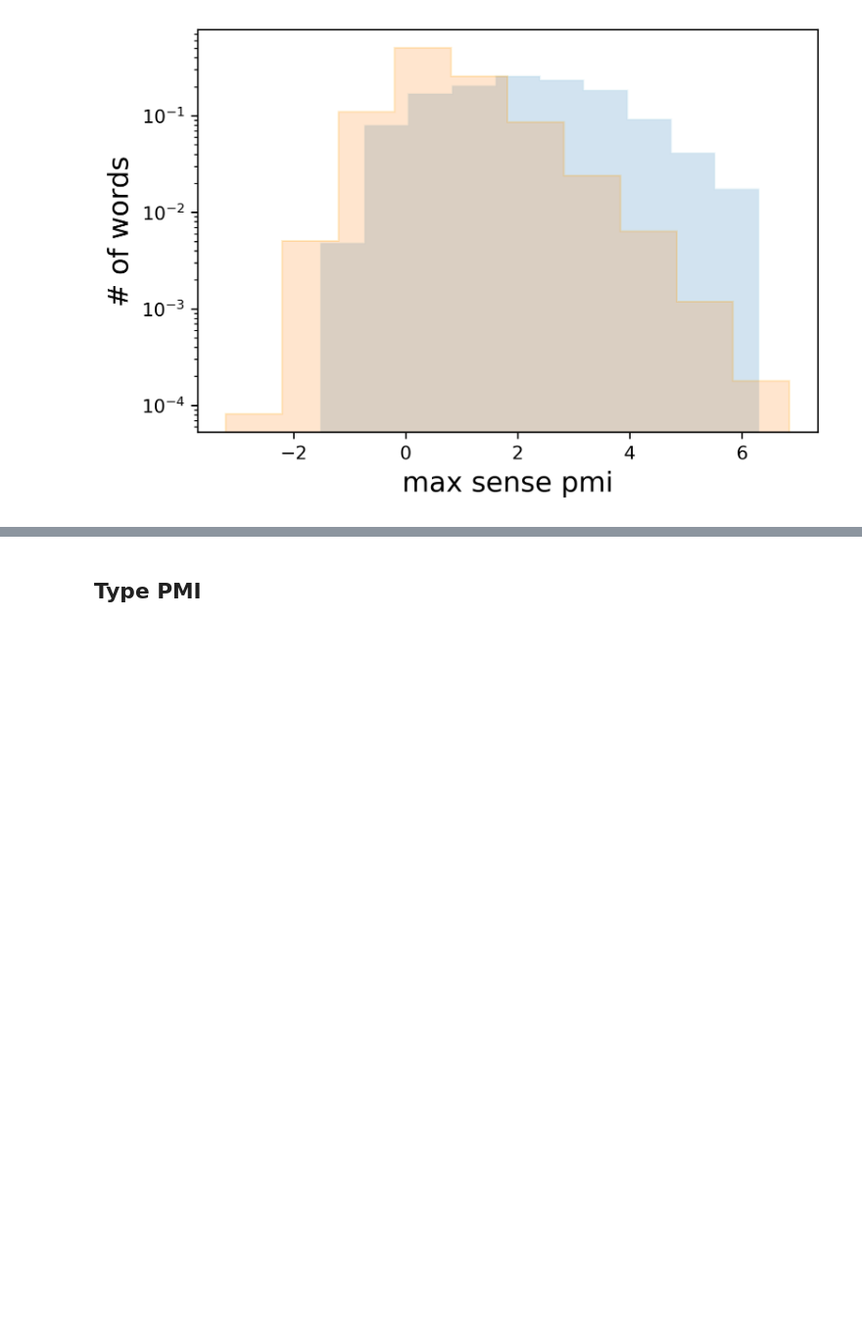
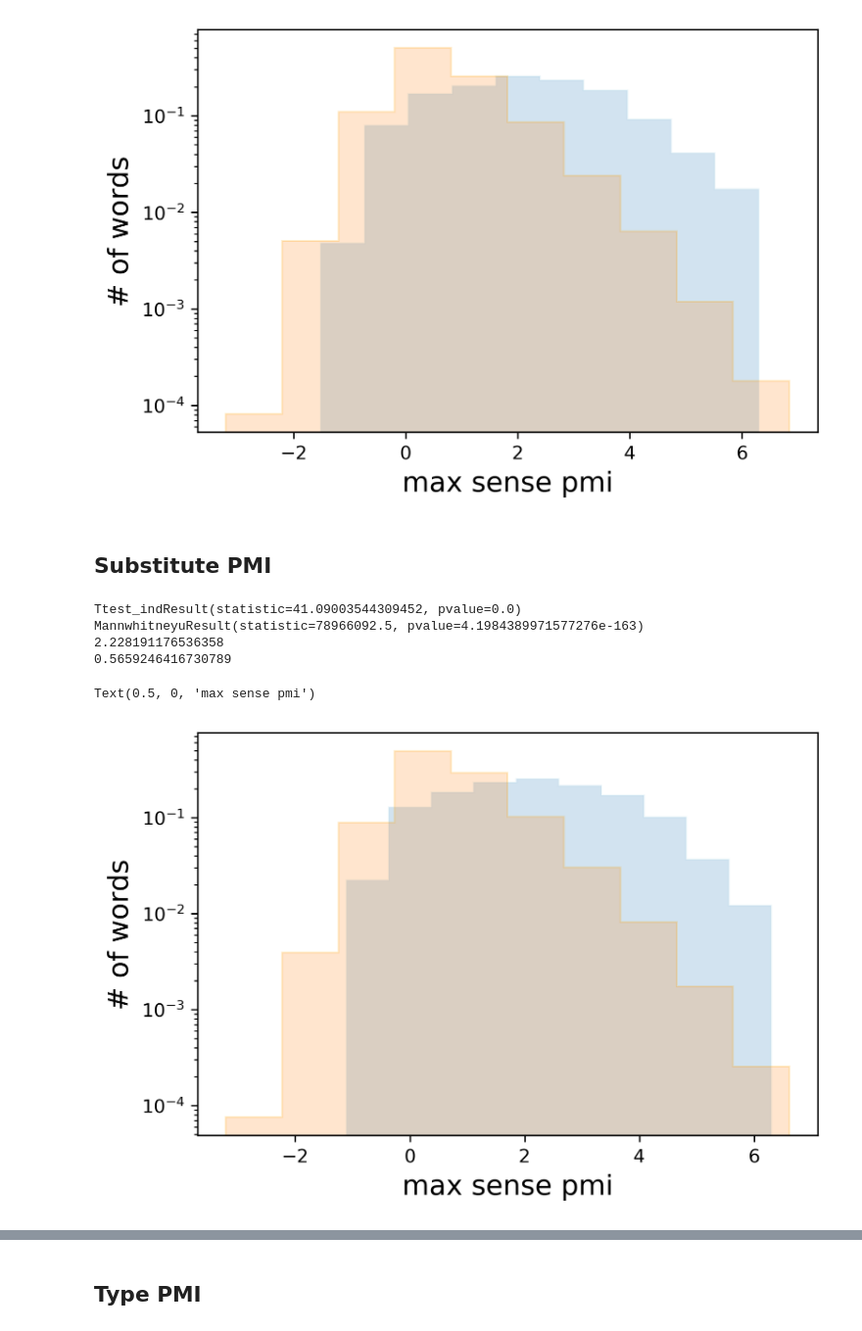
Before and after one commit to lucy3/ingroup_lang, a Jupyter notebook: code/senses.ipynb, the cells around one changed output, grey strips where cells are left out. Shown at 98% size. Cells and saved outputs as stored; diff of their text form; code cells hidden in the pictures; blank space fills up the shorter version.

Commit message:
ag initial results

```diff
--- a/code/senses.ipynb
+++ b/code/senses.ipynb
@@ -17,6 +18,7 @@ ROOT = '/mnt/data0/lucy/ingroup_lang/'
 LOG_DIR = ROOT + 'logs/'
 SENSE_PMI_DIR = LOG_DIR + 'finetuned_sense_pmi/'
 BASE_SENSE_PMI_DIR = LOG_DIR + 'base_sense_pmi/'
+AG_SENSE_PMI_DIR = LOG_DIR + 'ag_sense_pmi/'
 DN_SENSE_PMI_DIR = LOG_DIR + 'denoised_sense_pmi/'
 TYPE_PMI_DIR = LOG_DIR + 'pmi/'
 TFIDF_DIR = LOG_DIR + 'tfidf/'
@@ -381,3 +383,43 @@ plt.xlabel('max sense pmi', fontsize=15)
 # %% [output]
 Text(0.5, 0, 'max sense pmi')
 [figure]
+# %% [markdown]
+## Substitute PMI
+# %%
+gloss_vals = []
+not_gloss_vals = []
+for filename in tqdm.tqdm(sorted(os.listdir(AG_SENSE_PMI_DIR))):
+    subreddit = filename.replace('.csv', '')
+    if subreddit not in sr2terms: continue
+    gloss_terms = set(sr2terms[subreddit])
+    with open(BASE_SENSE_PMI_DIR + filename, 'r') as infile:
+        w2score = defaultdict(list)
+        reader = csv.DictReader(infile)
+        for row in reader:
+            w = row['sense'].split('#####')[0]
+            score = float(row['pmi'])
+            w2score[w].append(score)
+        for w in w2score:
+            if w in gloss_terms:
+                gloss_vals.append(max(w2score[w]))
+            else:
+                not_gloss_vals.append(max(w2score[w]))
+# %%
+print(ttest_ind(gloss_vals, not_gloss_vals))
+print(mannwhitneyu(gloss_vals, not_gloss_vals, alternative='greater'))
+print(np.median(gloss_vals))
+print(np.median(not_gloss_vals))
+# %% [output]
+Ttest_indResult(statistic=41.09003544309452, pvalue=0.0)
+MannwhitneyuResult(statistic=78966092.5, pvalue=4.1984389971577276e-163)
+2.228191176536358
+0.5659246416730789
+# %%
+plt.hist(gloss_vals, label="glossary", alpha=0.2, density=True, edgecolor='lightblue', histtype= "stepfilled")
+plt.hist(not_gloss_vals, label="non-glossary", alpha=0.2, density=True, edgecolor='orange', histtype= "stepfilled")
+plt.yscale('log')
+plt.ylabel('# of words', fontsize=15)
+plt.xlabel('max sense pmi', fontsize=15)
+# %% [output]
+Text(0.5, 0, 'max sense pmi')
+[figure, added]
```
Also changed, not shown: parts of 7 cells of this notebook, 2 other files.
